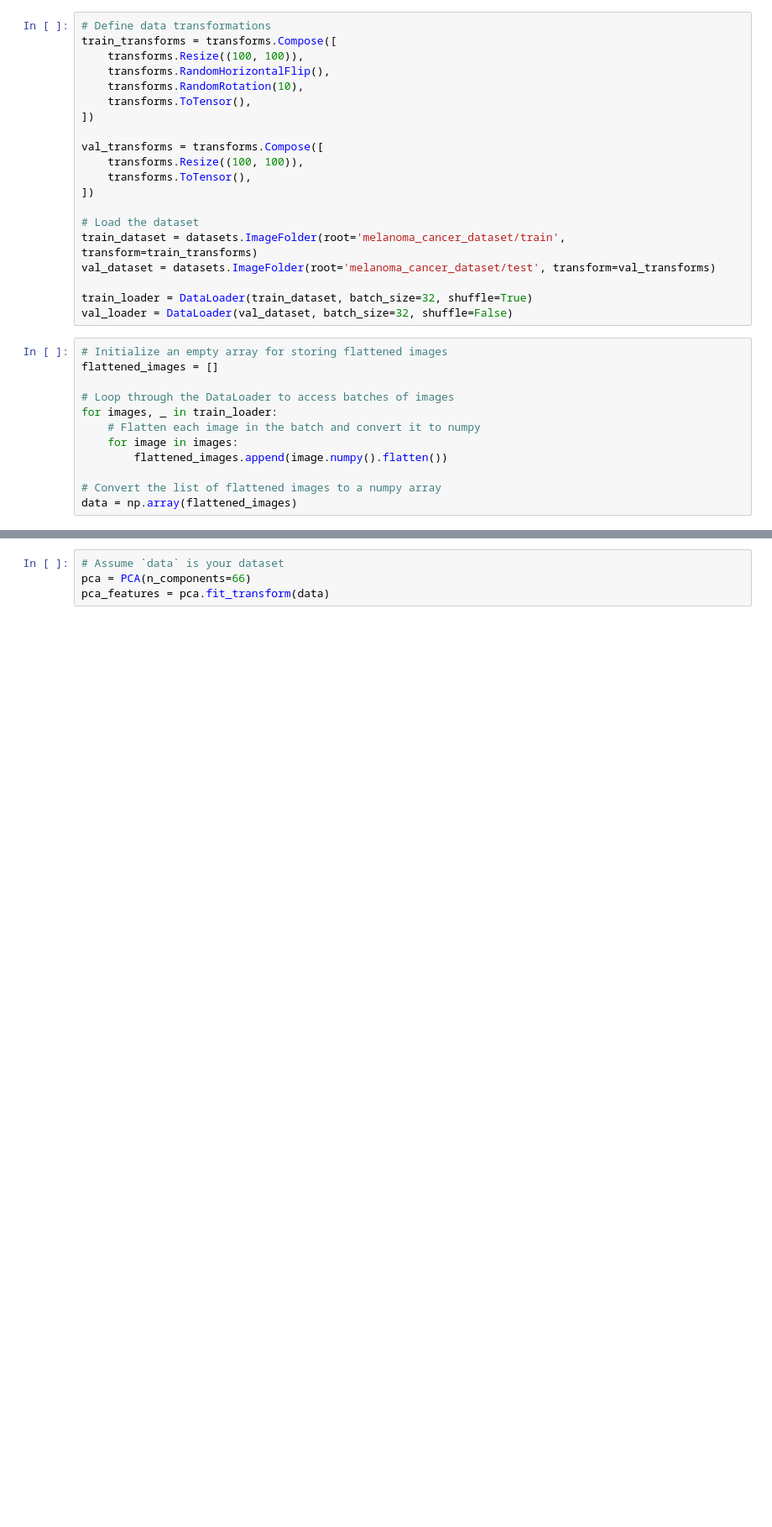
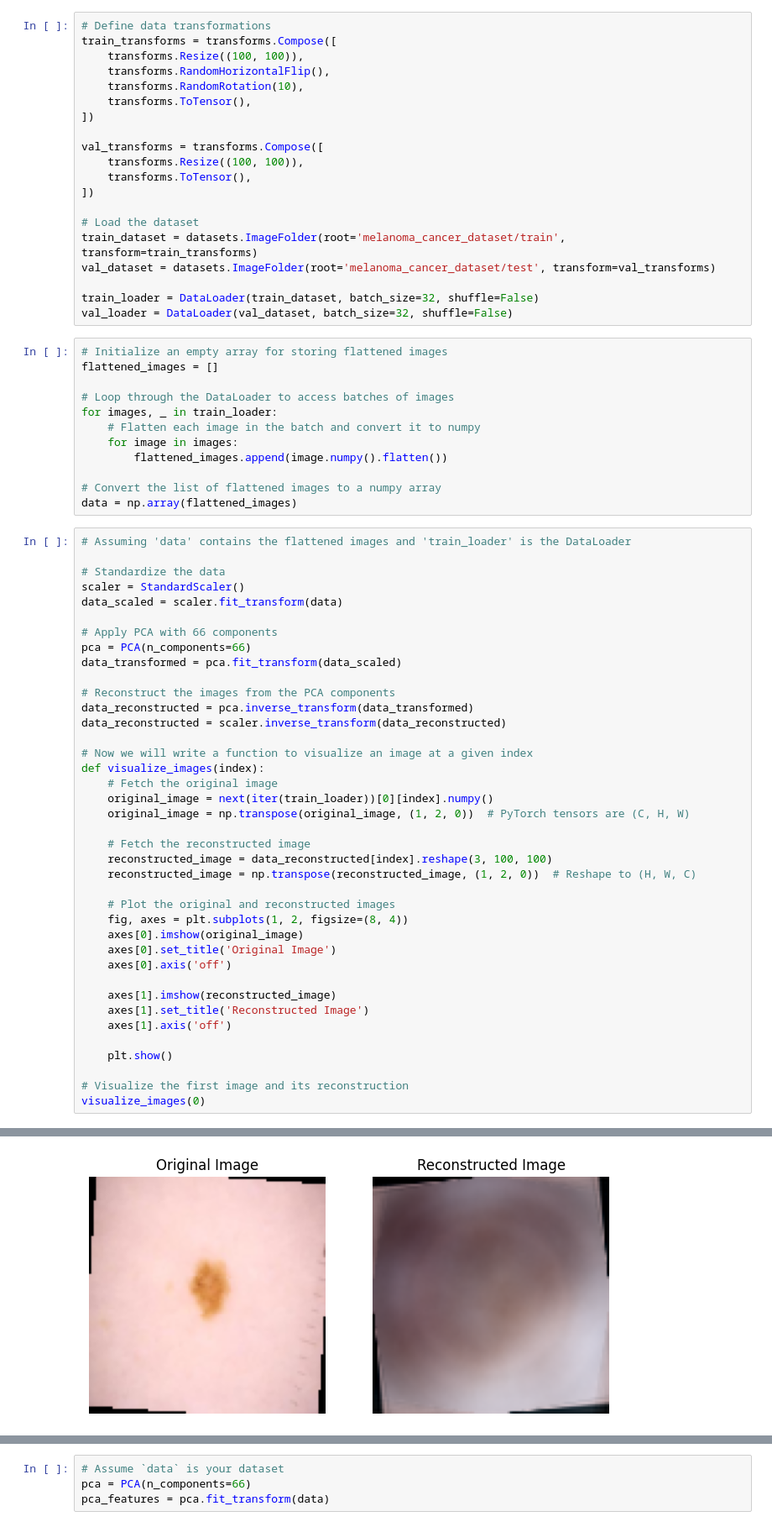
Before and after one commit to allanwzhang/cs4262_project, a Jupyter notebook: data-exploration.ipynb, the cells around one changed output, grey strips where cells are left out. Shown at 84% size. Saved outputs shown, nothing was run; the diff lists cells and outputs as text; blank space fills up the shorter version.

Commit message:
add reconstructed image

```diff
--- a/data-exploration.ipynb
+++ b/data-exploration.ipynb
@@ -23,7 +24,7 @@ val_transforms = transforms.Compose([
 train_dataset = datasets.ImageFolder(root='melanoma_cancer_dataset/train', transform=train_transforms)
 val_dataset = datasets.ImageFolder(root='melanoma_cancer_dataset/test', transform=val_transforms)
 
-train_loader = DataLoader(train_dataset, batch_size=32, shuffle=True)
+train_loader = DataLoader(train_dataset, batch_size=32, shuffle=False)
 val_loader = DataLoader(val_dataset, batch_size=32, shuffle=False)
 # %%
 # Initialize an empty array for storing flattened images
@@ -37,3 +38,43 @@ for images, _ in train_loader:
 
 # Convert the list of flattened images to a numpy array
 data = np.array(flattened_images)
+# %%
+# Assuming 'data' contains the flattened images and 'train_loader' is the DataLoader
+
+# Standardize the data
+scaler = StandardScaler()
+data_scaled = scaler.fit_transform(data)
+
+# Apply PCA with 66 components
+pca = PCA(n_components=66)
+data_transformed = pca.fit_transform(data_scaled)
+
+# Reconstruct the images from the PCA components
+data_reconstructed = pca.inverse_transform(data_transformed)
+data_reconstructed = scaler.inverse_transform(data_reconstructed)
+
+# Now we will write a function to visualize an image at a given index
+def visualize_images(index):
+    # Fetch the original image
+    original_image = next(iter(train_loader))[0][index].numpy()
+    original_image = np.transpose(original_image, (1, 2, 0))  # PyTorch tensors are (C, H, W)
+
+    # Fetch the reconstructed image
+    reconstructed_image = data_reconstructed[index].reshape(3, 100, 100)
+    reconstructed_image = np.transpose(reconstructed_image, (1, 2, 0))  # Reshape to (H, W, C)
+
+    # Plot the original and reconstructed images
+    fig, axes = plt.subplots(1, 2, figsize=(8, 4))
+    axes[0].imshow(original_image)
+    axes[0].set_title('Original Image')
+    axes[0].axis('off')
+
+    axes[1].imshow(reconstructed_image)
+    axes[1].set_title('Reconstructed Image')
+    axes[1].axis('off')
+
+    plt.show()
+
+# Visualize the first image and its reconstruction
+visualize_images(0)
+# %% [output]
@@ -40,3 +82,4 @@ data = np.array(flattened_images)
+[figure, added]
 # %%
 # Fit PCA on the flattened image data
 pca = PCA().fit(data)
```
Also changed, not shown: parts of 2 cells of this notebook.
